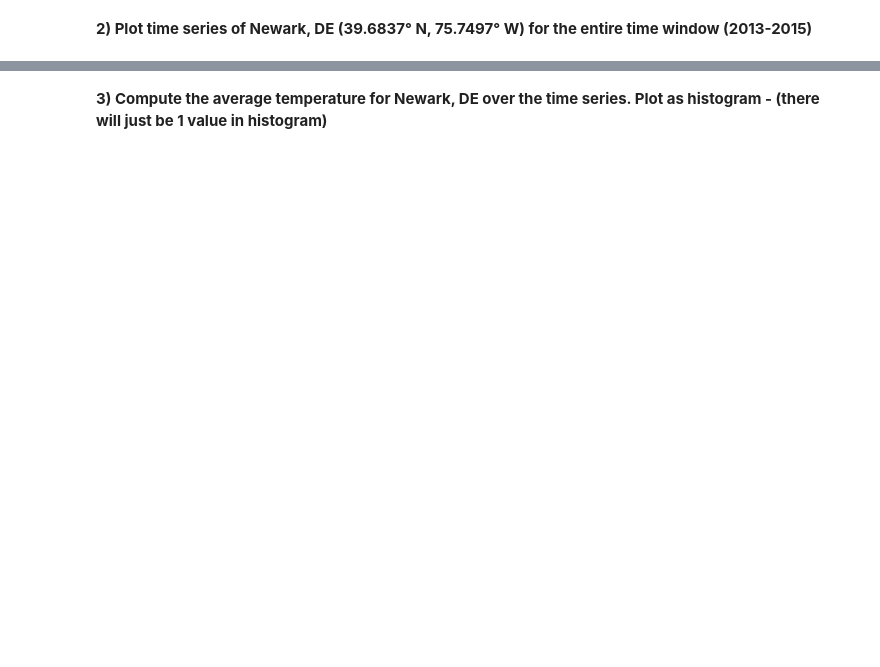
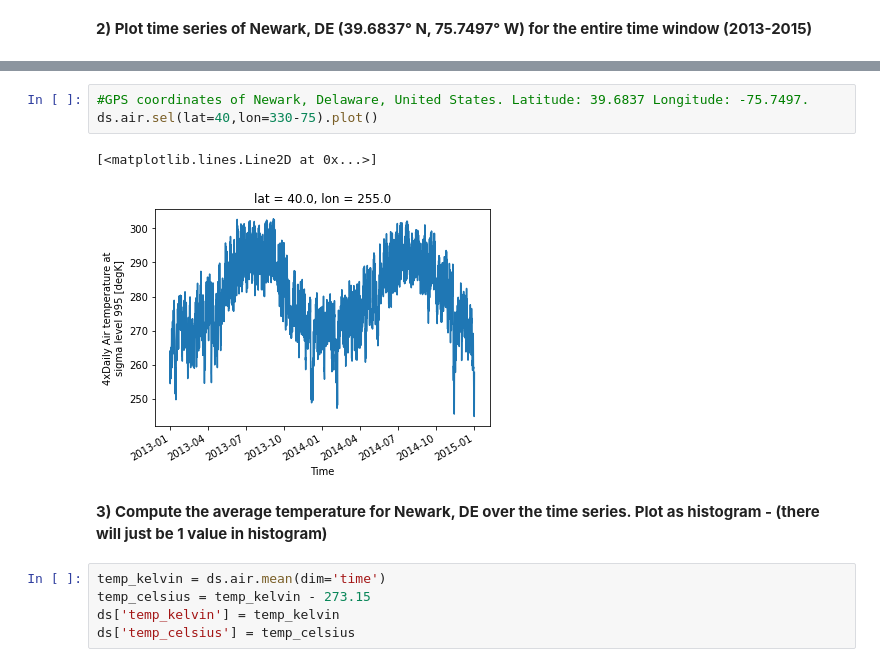
Before and after one commit to kleeresearch/Python, a Jupyter notebook: 3_Python_Week3_Xarray.ipynb, the cells around one changed output, grey strips where cells are left out. Cells and saved outputs as stored; diff of their text form; blank space fills up the shorter version.

```diff
--- a/3_Python_Week3_Xarray.ipynb
+++ b/3_Python_Week3_Xarray.ipynb
@@ -445,2 +480,13 @@ ds.air.sel(time='2013-01-02T06:00').plot()
+# %%
+#GPS coordinates of Newark, Delaware, United States. Latitude: 39.6837 Longitude: -75.7497.
+ds.air.sel(lat=40,lon=330-75).plot()
+# %% [output]
+[<matplotlib.lines.Line2D at 0x...>]
+[figure, added]
 # %% [markdown]
 **3) Compute the average temperature for Newark, DE over the time series. Plot as histogram - (there will just be 1 value in histogram)**
+# %%
+temp_kelvin = ds.air.mean(dim='time')
+temp_celsius = temp_kelvin - 273.15
+ds['temp_kelvin'] = temp_kelvin
+ds['temp_celsius'] = temp_celsius
```
Also changed, not shown: parts of 5 cells of this notebook.
